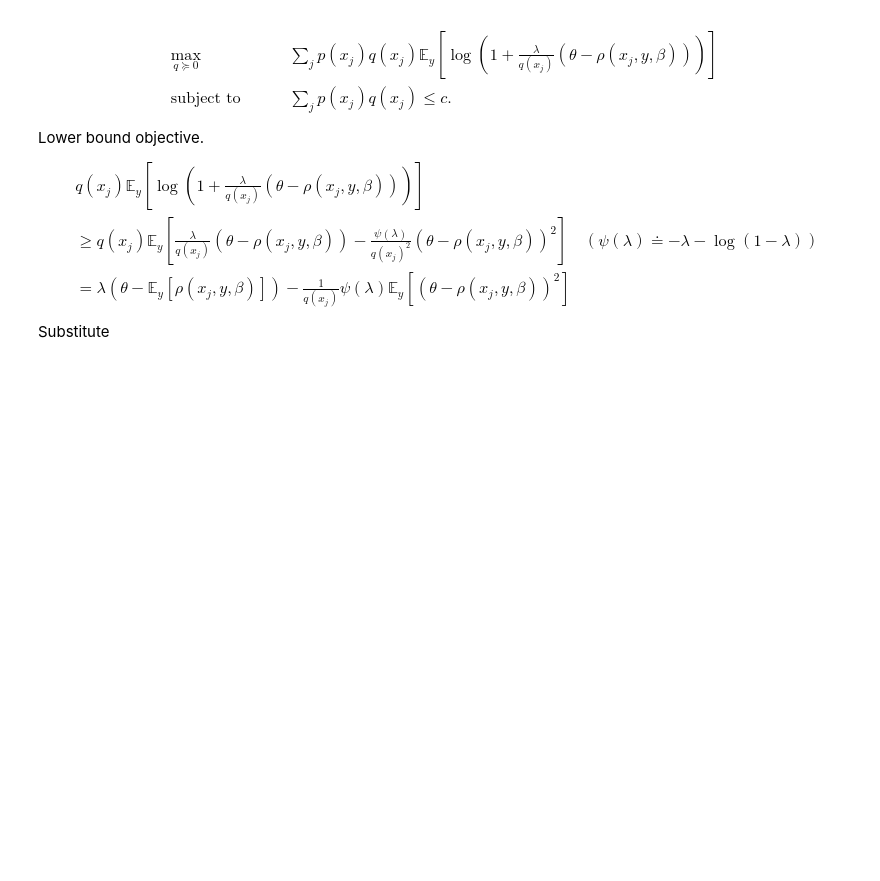
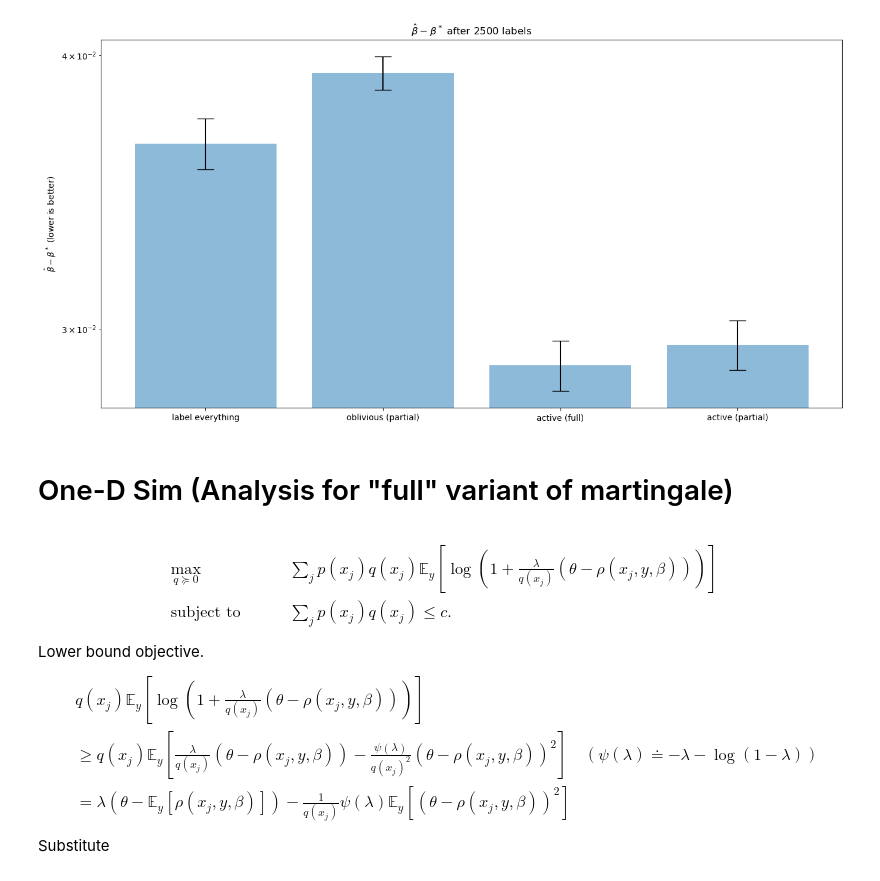
Before and after one commit to neilzxu/active-rcps, a Jupyter notebook: onedbinomialtest.ipynb, the cells around one changed output. Drawn from its saved outputs; the diff is of its cells as text; code cells hidden in the pictures; blank space fills up the shorter version.

```diff
--- a/onedbinomialtest.ipynb
+++ b/onedbinomialtest.ipynb
@@ -1,3 +487,35 @@
+# %%
+def megaplot(report_at):
+    rv = {'label everything': {'average': 0.036437883565736816,
+                              'stdmean': 0.0009750333236315587},
+                             'oblivious (partial)': {'average': 0.0392452021625291,
+                              'stdmean': 0.0006905766849127537},
+                             #'active (shifted)': {'average': 0.15928755027505265,
+                             # 'stdmean': 0.004747843432214588},
+                             'active (full)': {'average': 0.028861384761167837,
+                              'stdmean': 0.0007651432083327567},
+                             'active (partial)': {'average': 0.029498613468571983,
+                              'stdmean': 0.0007717044930318709}
+         }
+
+    import matplotlib.pyplot as plt
+
+    fig, ax = plt.subplots(figsize=(16, 8))
+    ax.bar(list(k for k, _ in rv.items()),
+           list(v['average'] for _, v in rv.items()),
+           yerr=list(v['stdmean'] for _, v in rv.items()),
+           align='center', alpha=0.5, ecolor='black', capsize=10)
+    ax.set_ylabel('$\\hat{\\beta} - \\beta^*$ (lower is better)')
+    ax.set_yscale('log')
+    plt.title('$\\hat{\\beta} - \\beta^*$ ' + f'after {report_at} labels')
+
+    plt.show()
+
+megaplot(2500)
+# %% [output]
+[figure, added]
+# %% [markdown]
+# One-D Sim (Analysis for "full" variant of martingale)
 # %% [markdown]
 \begin{alignat*}{2}
 &\! \max_{q \succeq 0} & \qquad & \sum_j p(x_j) q(x_j) \mathbb{E}_y\left[ \log\left(1 + \frac{\lambda}{q(x_j)} \left( \theta - \rho(x_j, y, \beta) \right) \right) \right]  \\
```
Also changed, not shown: parts of 9 cells of this notebook, 7 other files.
